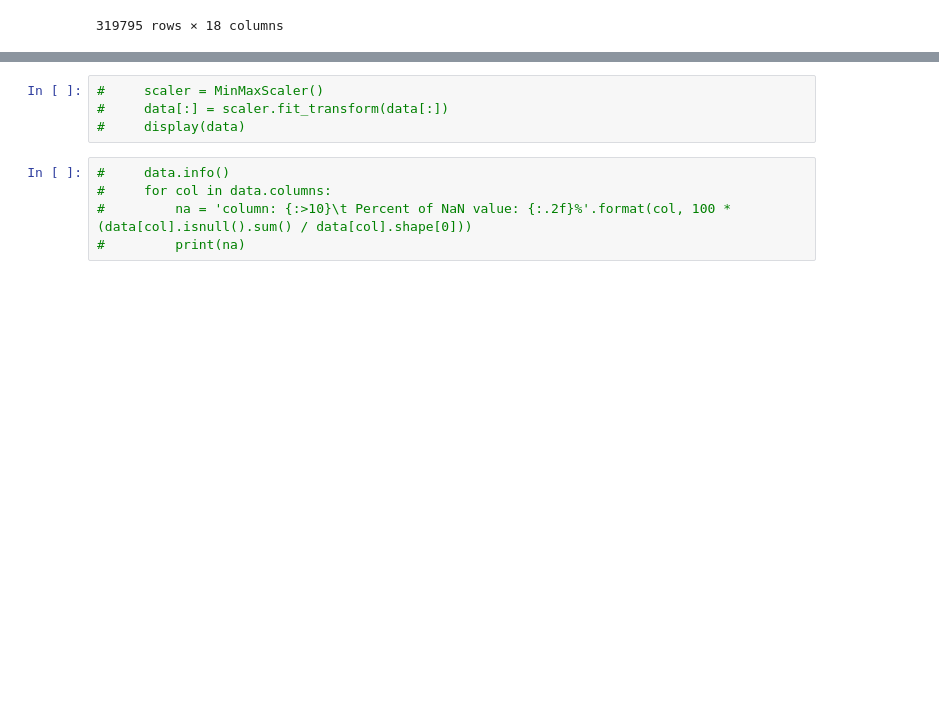
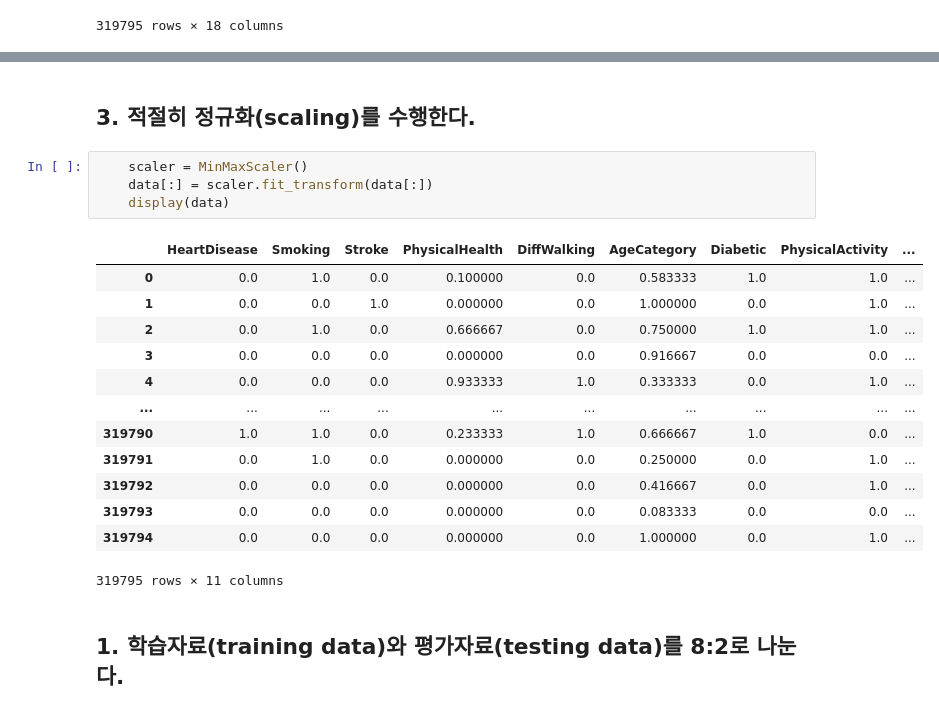
Before and after one commit to BictorLym/handsOnMachineLearning-from_JaeHoonKim-, a Jupyter notebook: ArtificialInteligenceAndPractice(from.JaeHoonKim)(using Hands_on_MachineLearning)/05week/homework/05week_assginment.ipynb, the cells around one changed output, grey strips where cells are left out. Saved outputs shown, nothing was run; the diff lists cells and outputs as text; blank space fills up the shorter version.

```diff
--- a/ArtificialInteligenceAndPractice(from.JaeHoonKim)(using Hands_on_MachineLearning)/05week/homework/05week_assginment.ipynb
+++ b/ArtificialInteligenceAndPractice(from.JaeHoonKim)(using Hands_on_MachineLearning)/05week/homework/05week_assginment.ipynb
@@ -420,10 +522,23 @@ RangeIndex(start=0, stop=319795, step=1)
+# %% [markdown]
+<h2>3. 적절히 정규화(scaling)를 수행한다.</h2>
 # %%
-#     scaler = MinMaxScaler()
-#     data[:] = scaler.fit_transform(data[:])
-#     display(data)
+    scaler = MinMaxScaler()
+    data[:] = scaler.fit_transform(data[:])
+    display(data)
+# %% [output]
+|  | HeartDisease | Smoking | Stroke | PhysicalHealth | DiffWalking | AgeCategory | Diabetic | PhysicalActivity | ... |
+| 0 | 0.0 | 1.0 | 0.0 | 0.100000 | 0.0 | 0.583333 | 1.0 | 1.0 | ... |
+| 1 | 0.0 | 0.0 | 1.0 | 0.000000 | 0.0 | 1.000000 | 0.0 | 1.0 | ... |
+| 2 | 0.0 | 1.0 | 0.0 | 0.666667 | 0.0 | 0.750000 | 1.0 | 1.0 | ... |
+| 3 | 0.0 | 0.0 | 0.0 | 0.000000 | 0.0 | 0.916667 | 0.0 | 0.0 | ... |
+| 4 | 0.0 | 0.0 | 0.0 | 0.933333 | 1.0 | 0.333333 | 0.0 | 1.0 | ... |
+| ... | ... | ... | ... | ... | ... | ... | ... | ... | ... |
+| 319790 | 1.0 | 1.0 | 0.0 | 0.233333 | 1.0 | 0.666667 | 1.0 | 0.0 | ... |
+| 319791 | 0.0 | 1.0 | 0.0 | 0.000000 | 0.0 | 0.250000 | 0.0 | 1.0 | ... |
+| 319792 | 0.0 | 0.0 | 0.0 | 0.000000 | 0.0 | 0.416667 | 0.0 | 1.0 | ... |
+| 319793 | 0.0 | 0.0 | 0.0 | 0.000000 | 0.0 | 0.083333 | 0.0 | 0.0 | ... |
+| 319794 | 0.0 | 0.0 | 0.0 | 0.000000 | 0.0 | 1.000000 | 0.0 | 1.0 | ... |
+319795 rows × 11 columns
-# %%
-#     data.info()
-#     for col in data.columns:
-#         na = 'column: {:>10}\t Percent of NaN value: {:.2f}%'.format(col, 100 * (data[col].isnull().sum() / data[col].shape[0]))
-#         print(na)
+# %% [markdown]
+<h2>1. 학습자료(training data)와 평가자료(testing data)를 8:2로 나눈다.</h2>
 # %%
```
Also changed, not shown: parts of 35 cells of this notebook, 2 other files.
